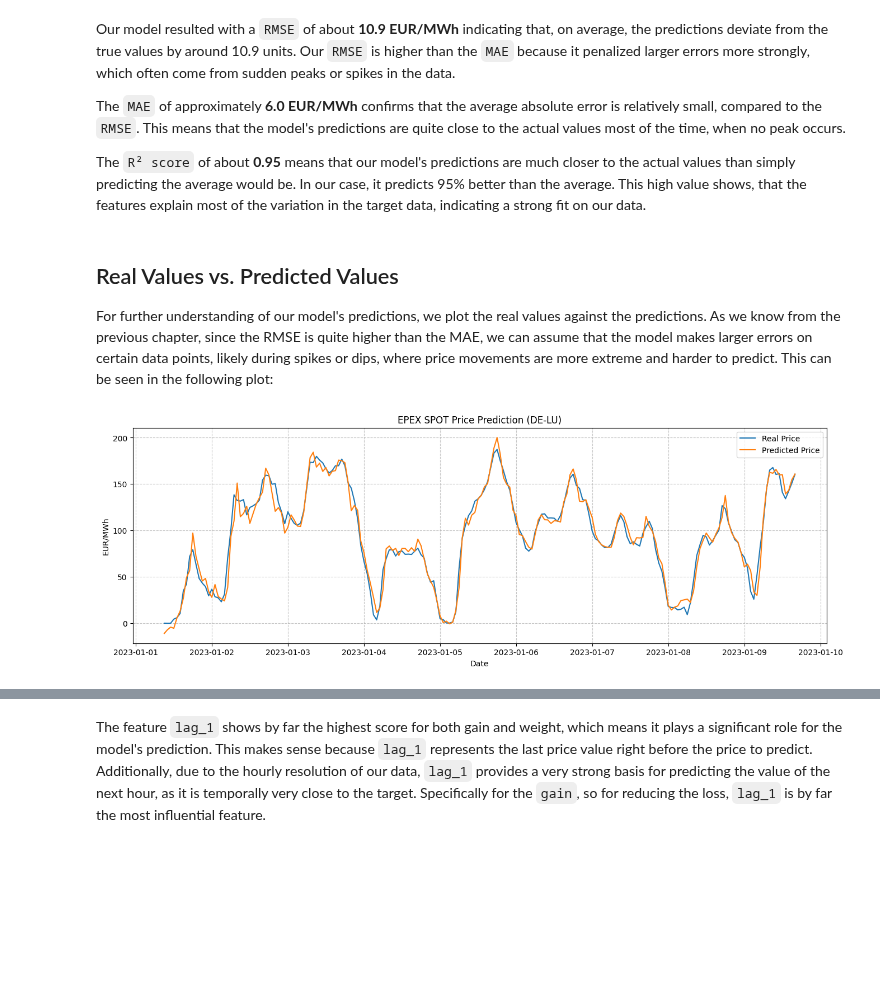
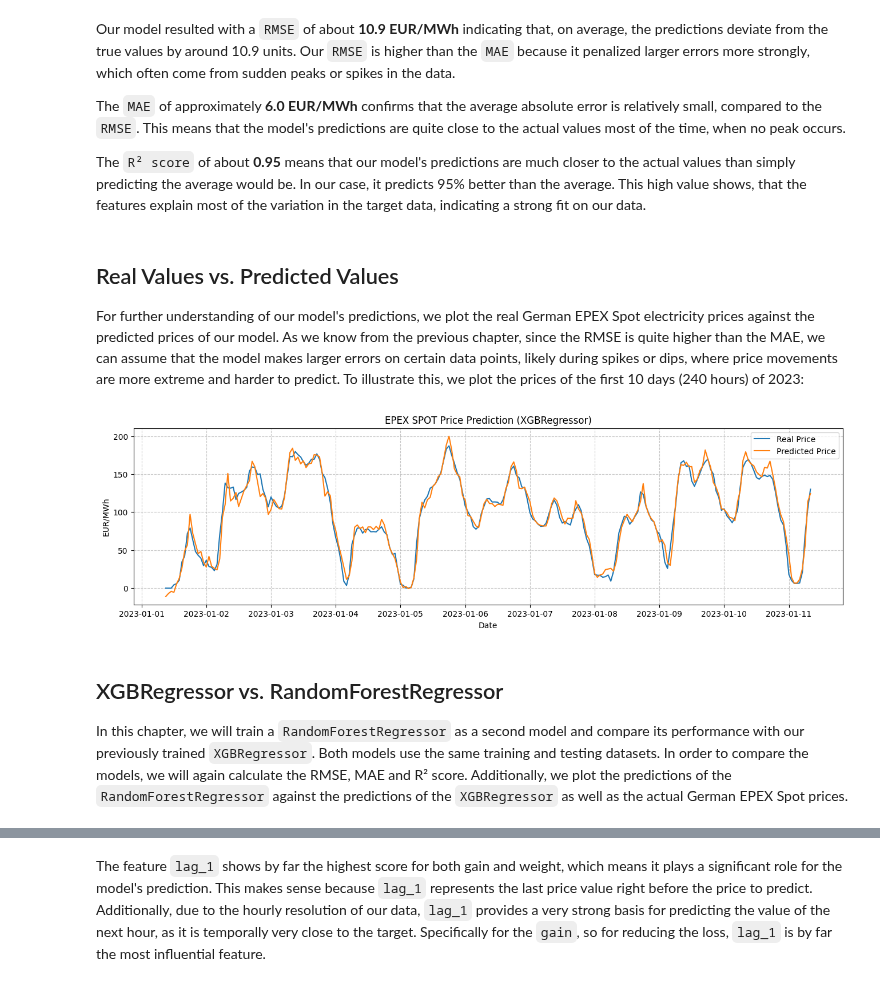
Before and after one commit to DanielHka25/electricity-price-prediction, a Jupyter notebook: notebooks/price_prediction.ipynb, the cells around one changed output, grey strips where cells are left out. Drawn from its saved outputs; the diff is of its cells as text; code cells hidden in the pictures; blank space fills up the shorter version.

Commit message:
Added RandomForestRegressor and plotly to project

```diff
--- a/notebooks/price_prediction.ipynb
+++ b/notebooks/price_prediction.ipynb
@@ -921,16 +927,19 @@ The `MAE` of approximately **6.0 EUR/MWh** confirms that the average absolute er
 The `R² score` of about **0.95** means that our model's predictions are much closer to the actual values than simply predicting the average would be. In our case, it predicts 95% better than the average. This high value shows, that the features explain most of the variation in the target data, indicating a strong fit on our data.
 # %% [markdown]
 ## Real Values vs. Predicted Values
-For further understanding of our model's predictions, we plot the real values against the predictions. As we know from the previous chapter, since the RMSE is quite higher than the MAE, we can assume that the model makes larger errors on certain data points, likely during spikes or dips, where price movements are more extreme and harder to predict. This can be seen in the following plot:
+For further understanding of our model's predictions, we plot the real German EPEX Spot electricity prices against the predicted prices of our model. As we know from the previous chapter, since the RMSE is quite higher than the MAE, we can assume that the model makes larger errors on certain data points, likely during spikes or dips, where price movements are more extreme and harder to predict. To illustrate this, we plot the prices of the first 10 days (240 hours) of 2023:
 # %%
-plt.figure(figsize=(16, 5))
-plt.plot(y_test.index[:200], y_test.values[:200], label="Real Price") # y_test is a Series object, so we use .value to convert it to a NumPy array for plotting
-plt.plot(y_test.index[:200], y_pred[:200], label="Predicted Price")
+plt.figure(figsize=(16, 4))
+plt.plot(y_test.index[:240], y_test.values[:240], label="Real Price") # y_test is a Series object, so we use .value to convert it to a NumPy array for plotting
+plt.plot(y_test.index[:240], y_pred[:240], label="Predicted Price") # We plot the first 10 days (240 hours) of 2023
 plt.legend()
-plt.title("EPEX SPOT Price Prediction (DE-LU)")
+plt.title("EPEX SPOT Price Prediction (XGBRegressor)")
 plt.xlabel("Date")
 plt.ylabel("EUR/MWh")
 plt.grid(True, linestyle='--', alpha=0.7)
 plt.show()
 # %% [output]
-[figure, old version]
+[figure, new version]
+# %% [markdown]
+## XGBRegressor vs. RandomForestRegressor
+In this chapter, we will train a `RandomForestRegressor` as a second model and compare its performance with our previously trained `XGBRegressor`. Both models use the same training and testing datasets. In order to compare the models, we will again calculate the RMSE, MAE and R² score. Additionally, we plot the predictions of the `RandomForestRegressor` against the predictions of the `XGBRegressor` as well as the actual German EPEX Spot prices.
```
Also changed, not shown: parts of 16 cells of this notebook, 1 other file.
